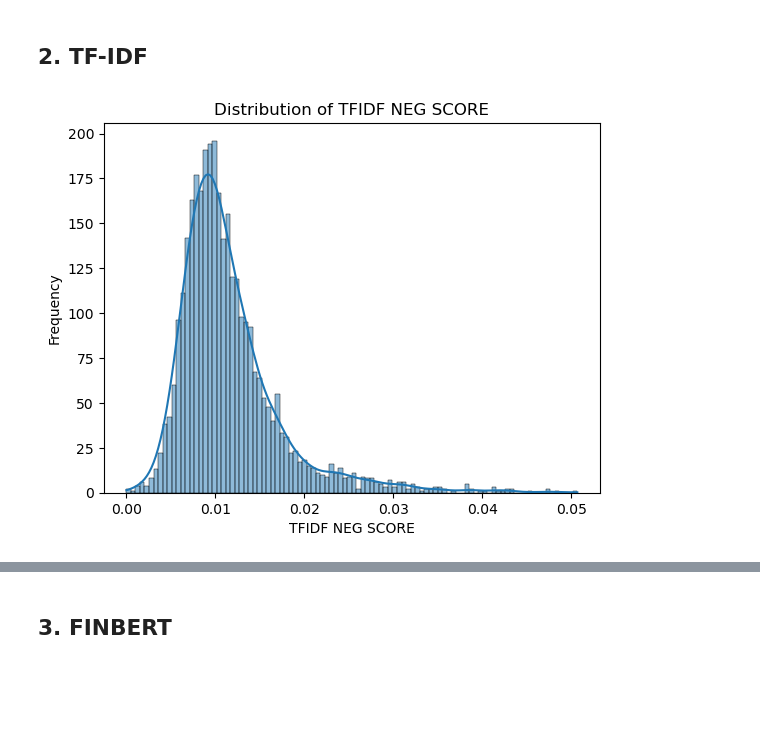
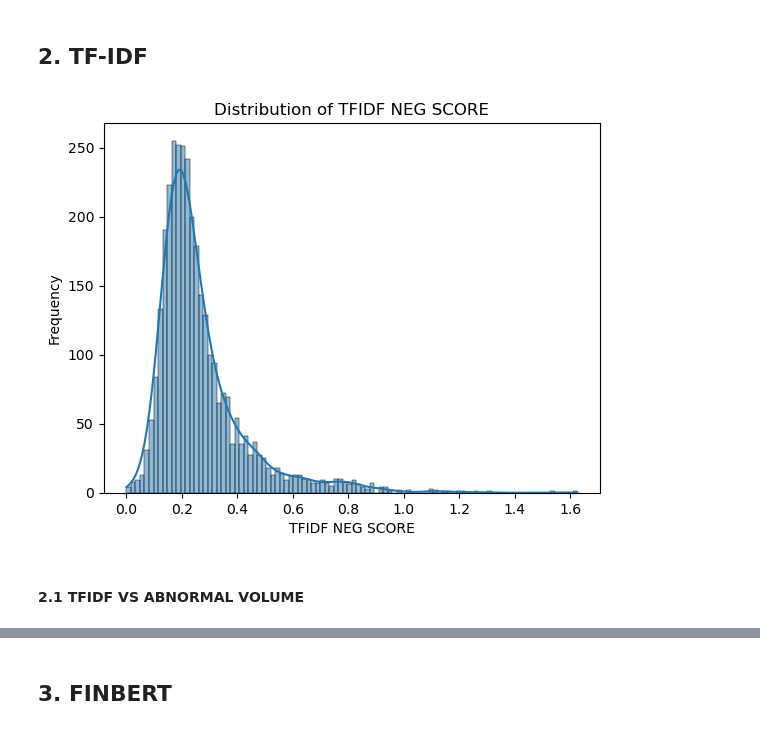
Before and after one commit to suchitranayak1998/10ksentimentalanalysis, a Jupyter notebook: Hypothesis_testing.ipynb, the cells around one changed output, grey strips where cells are left out. Saved outputs shown, nothing was run; the diff lists cells and outputs as text; code cells hidden in the pictures; blank space fills up the shorter version.

```diff
--- a/Hypothesis_testing.ipynb
+++ b/Hypothesis_testing.ipynb
@@ -12,8 +12,8 @@
 import pandas as pd
 import numpy as np
 # %%
-# in case you need to call these variables by uploading:
-# skip this if you already created these variables in jupyter notebook
-# df_10ksp_filtered3=pd.read_csv('filter3.csv')#if your local save is under other file name, please change
-# df_10ksp_filtered4=pd.read_csv('filtered4.csv')
-# df_10ksp_filtered5=pd.read_csv('finbert_df5.csv')
+#in case you need to call these variables by uploading:
+#skip this if you already created these variables in jupyter notebook
+df_10ksp_filtered3=pd.read_csv('filter3.csv')#if your local save is under other file name, please change
+df_10ksp_filtered4=pd.read_csv('filtered4.csv')
+df_10ksp_filtered5=pd.read_csv('finbert_df5.csv')
@@ -53,14 +147,13 @@ plt.show()
 # %% [markdown]
 ## 2. TF-IDF
-# %%
-df_10ksp_filtered4 = df_10ksp_filtered4.iloc[:, :-7]
-df_10ksp_filtered4 = df_10ksp_filtered4.iloc[:, 1:]
 # %%
 # The distribution of TF-IDF negative scores
-sns.histplot(data=df_10ksp_filtered3, x='neg_proportion', bins=100, kde=True)
+sns.histplot(data=df_10ksp_filtered4, x='Negative_tf', bins=100, kde=True)
 plt.title('Distribution of TFIDF NEG SCORE')
 plt.xlabel('TFIDF NEG SCORE')
 plt.ylabel('Frequency')
 plt.show()
 # %% [output]
-[figure, old version]
+[figure, new version]
+# %% [markdown]
+#### 2.1 TFIDF VS ABNORMAL VOLUME
```
Also changed, not shown: parts of 35 cells of this notebook.
